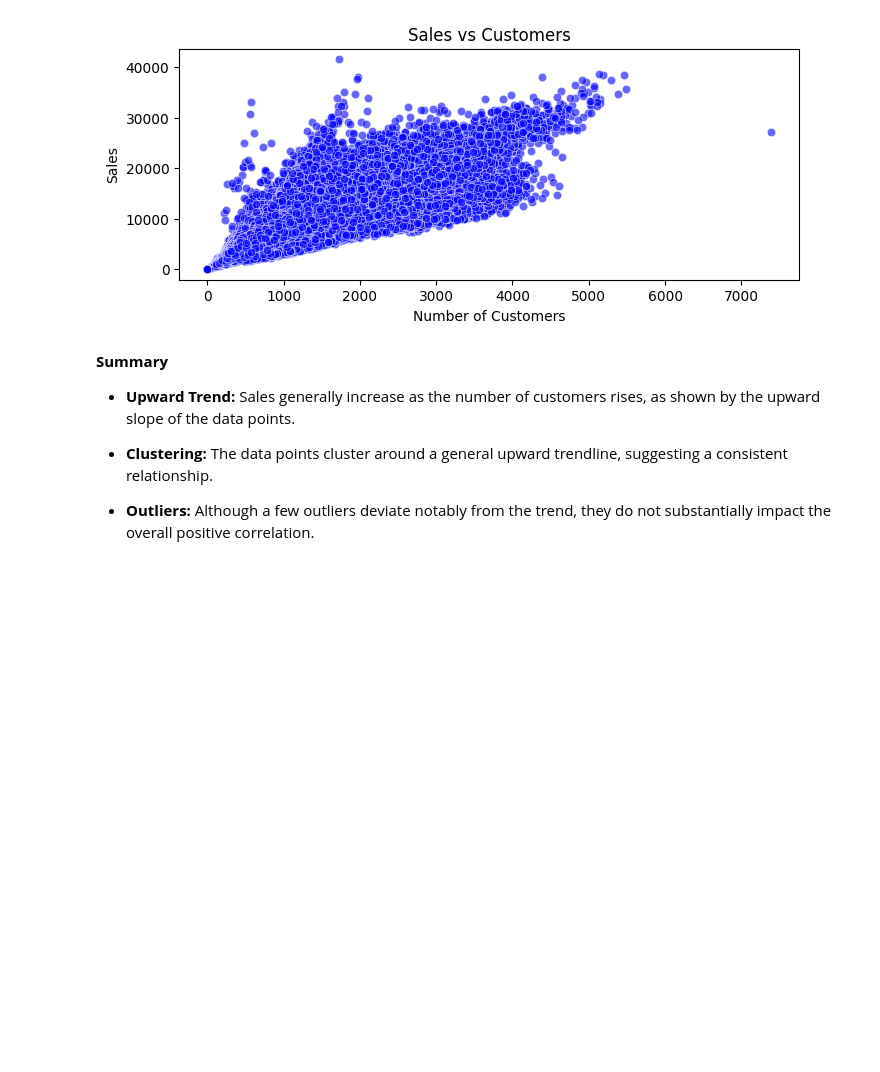
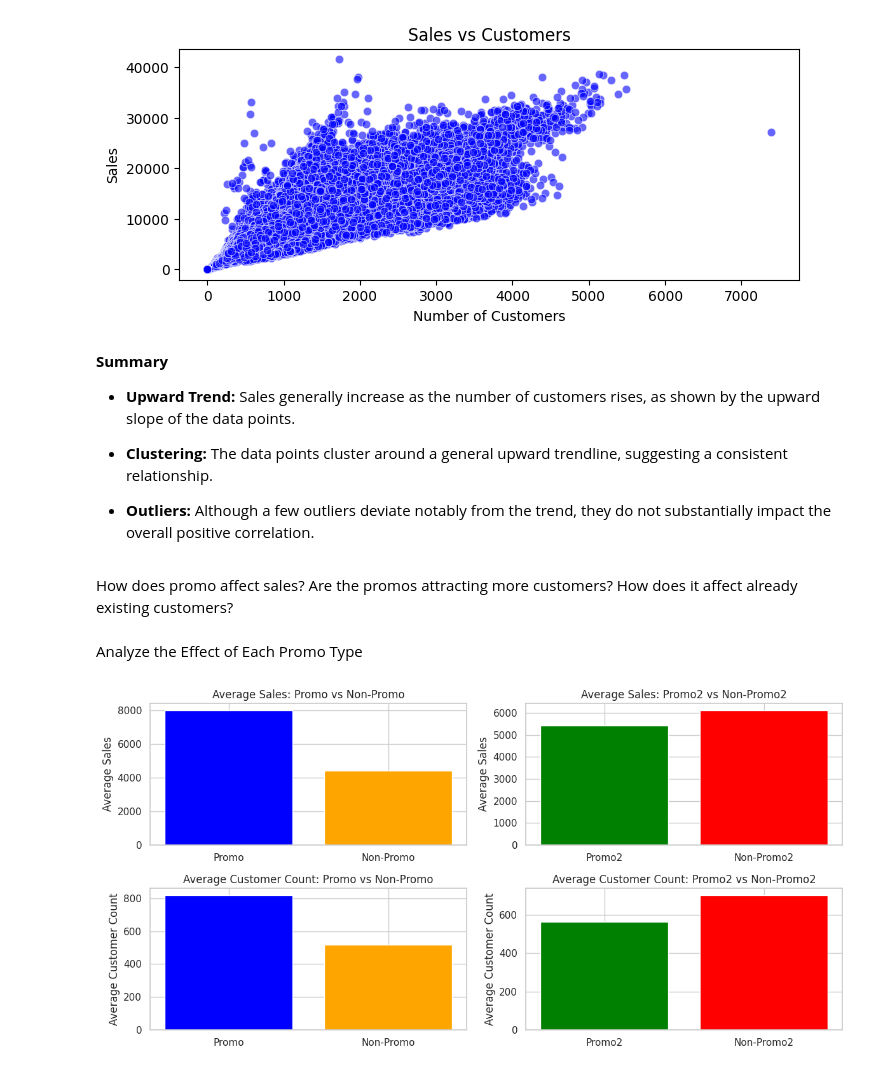
Before and after one commit to epythonlab/rossmann-pharma-sales-prediction, a Jupyter notebook: notebooks/exploratory_analysis.ipynb, the cells around one changed output. Cells and saved outputs as stored; diff of their text form; code cells hidden in the pictures; blank space fills up the shorter version.

Commit message:
Identified the impact of promotions on average sales and number of customers

```diff
--- a/notebooks/exploratory_analysis.ipynb
+++ b/notebooks/exploratory_analysis.ipynb
@@ -358,3 +358,12 @@ plt.show()
 - **Clustering:** The data points cluster around a general upward trendline, suggesting a consistent relationship.
 
 - **Outliers:** Although a few outliers deviate notably from the trend, they do not substantially impact the overall positive correlation.
+# %% [markdown]
+How does promo affect sales? Are the promos attracting more customers? How does it affect already existing customers?
+# %% [markdown]
+Analyze the Effect of Each Promo Type
+# %%
+# Plot the average sales and cstomer in each promotion type
+vlyr.plot_promo_impact()
+# %% [output]
+[figure, added]
```
Also changed, not shown: parts of 3 cells of this notebook, 1 other file.
